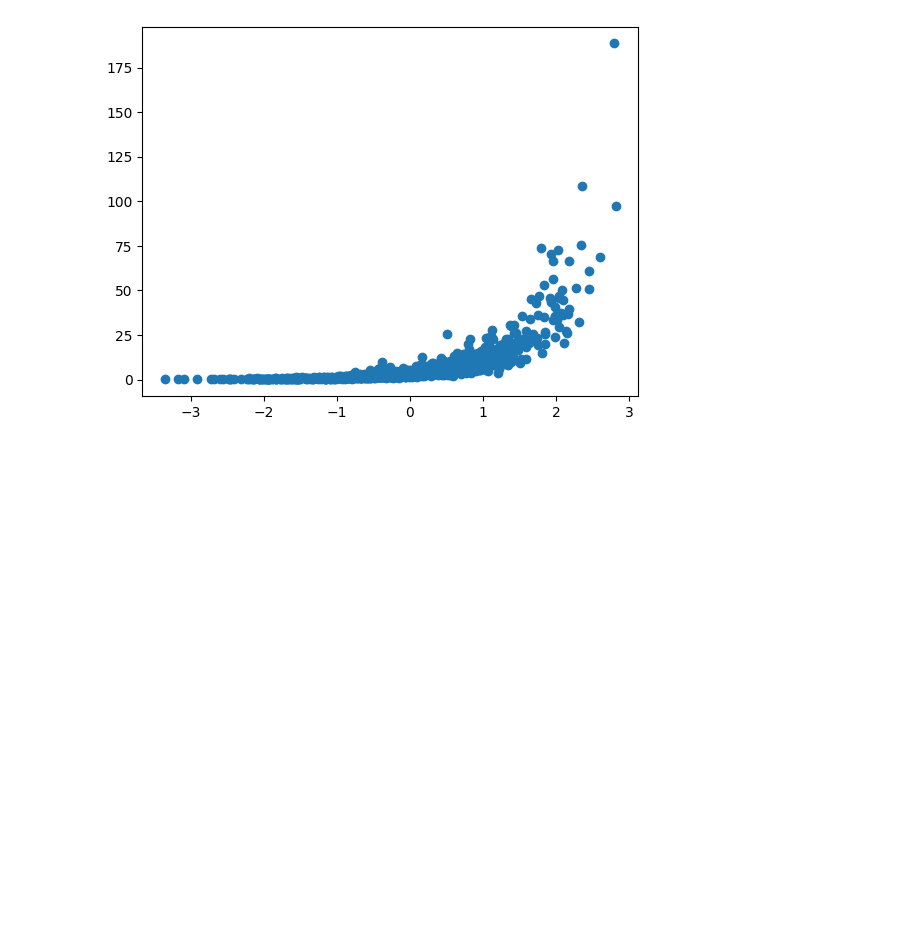
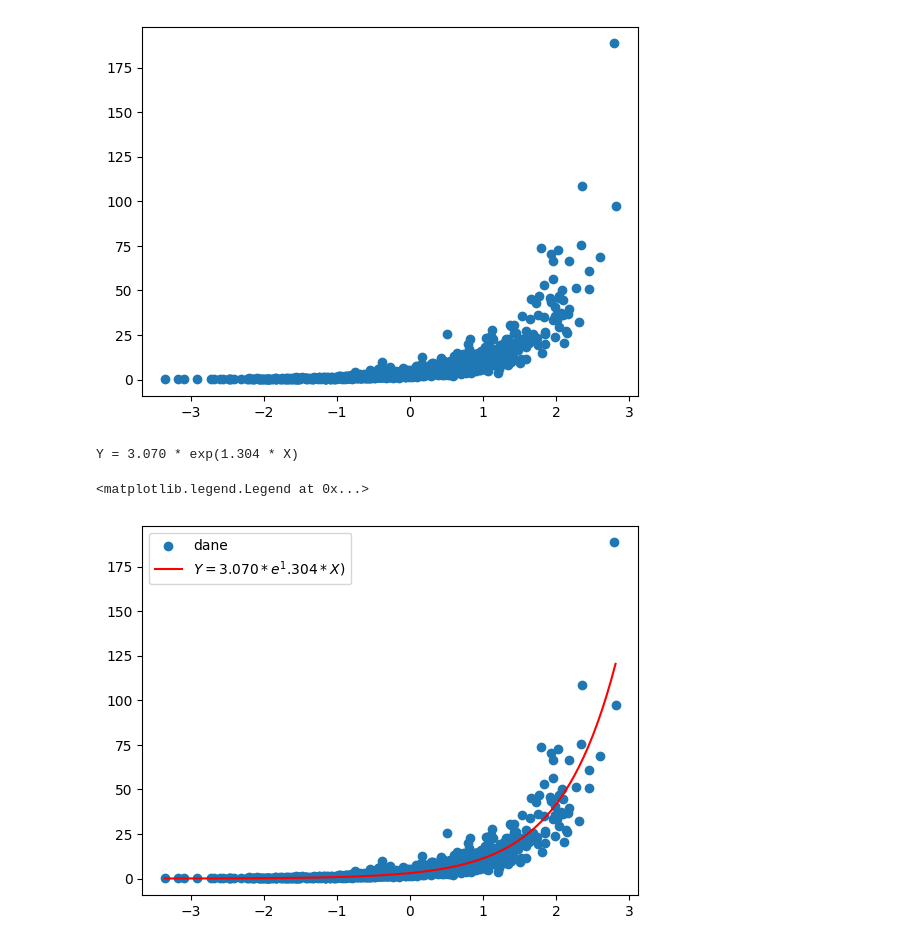
Before and after one commit to MariaNowacka/kaszcz, a Jupyter notebook: lista1_kaszcz.ipynb, the cells around one changed output. Cells and saved outputs as stored; diff of their text form; code cells hidden in the pictures; blank space fills up the shorter version.

```diff
--- a/lista1_kaszcz.ipynb
+++ b/lista1_kaszcz.ipynb
@@ -306,13 +321,18 @@ plt.scatter(X, Y)
 def model(x, a, b):
     return a * np.exp(b * x)
 # %%
-    popt, pcov = curve_fit(model, X, Y)
+popt, pcov = curve_fit(model, X, Y)
 a, b = popt
 print(f'Y = {a:.3f} * exp({b:.3f} * X)')
 # Rysowanie dopasowanej funkcji wykładniczej
 X_fit = np.linspace(min(X), max(X), 100)
 Y_fit = model(X_fit, *popt)
-plt.plot(X_fit, Y_fit, label=f'$Y = {a:.3f} * e^{{b:.3f}} * X)$', color='red')
+plt.scatter(X, Y, label = 'dane')
+plt.plot(X_fit, Y_fit, label=f'$Y = {a:.3f} * e^{b:.3f} * X)$', color='red')
 plt.legend()
+# %% [output]
+Y = 3.070 * exp(1.304 * X)
+<matplotlib.legend.Legend at 0x...>
+[figure, added]
 # %%
 log_y = np.log(Y)
```
Also changed, not shown: parts of 9 cells of this notebook.
